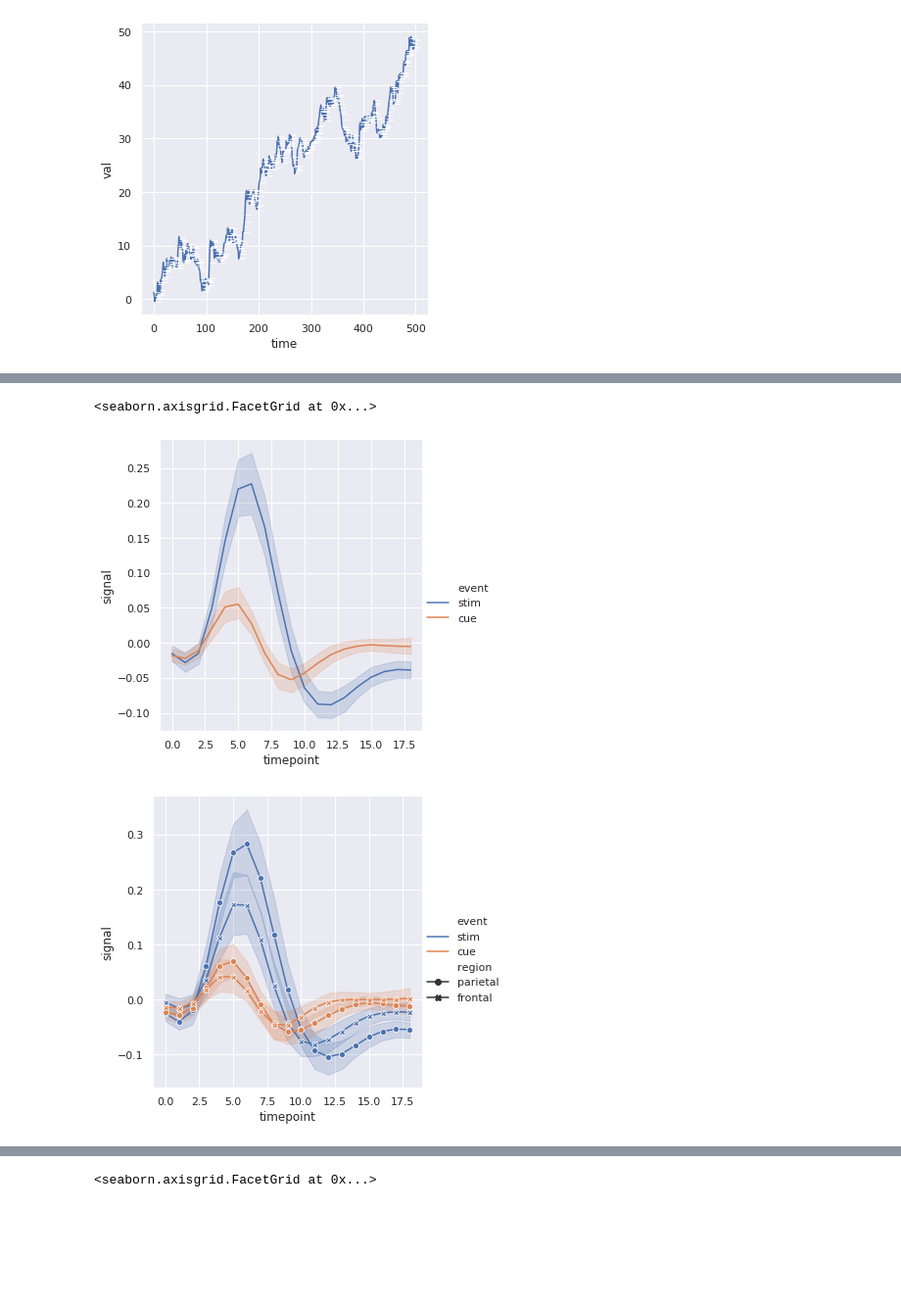
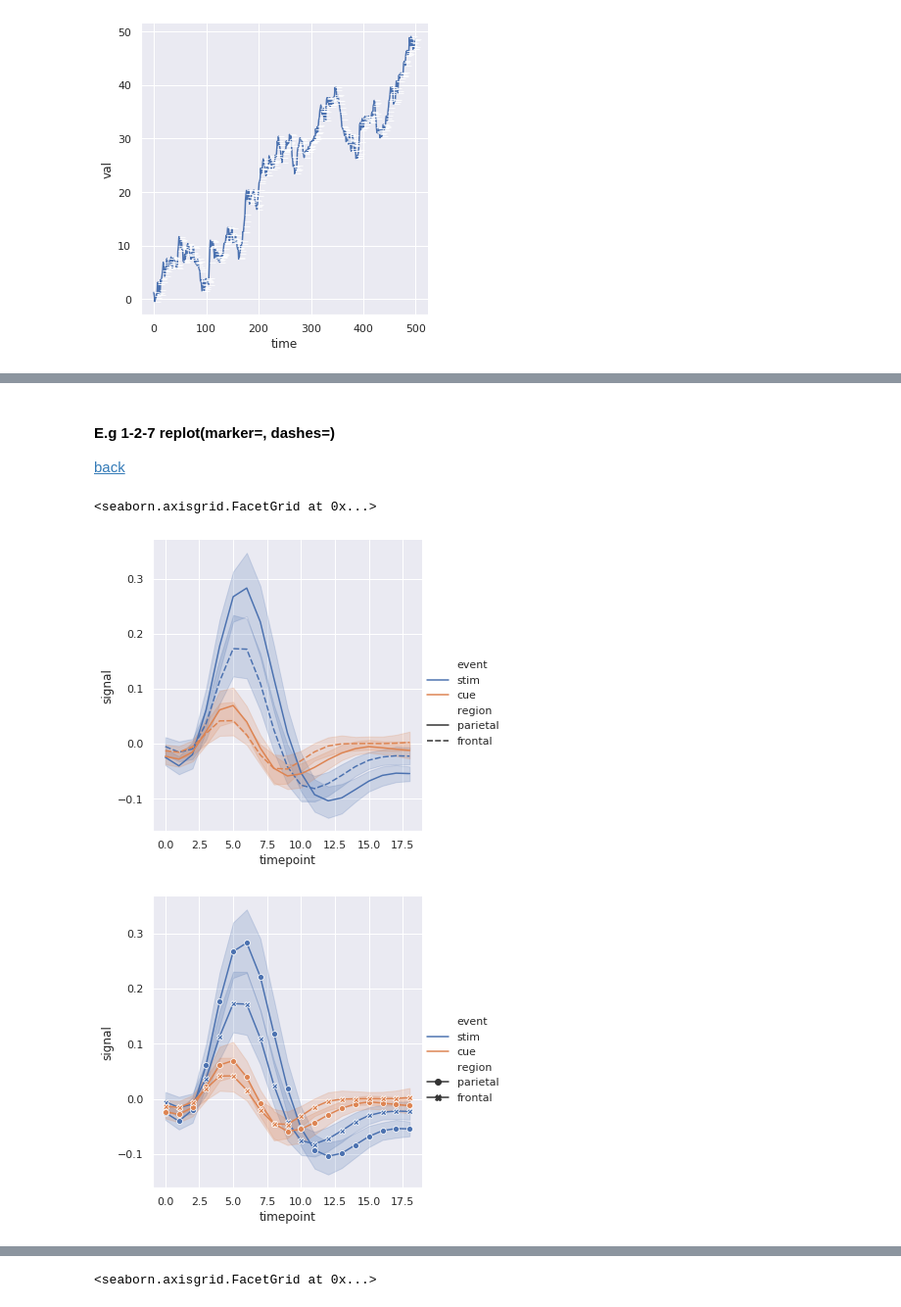
Before and after one commit to gengjia0214/visualization-learning-notes, a Jupyter notebook: Seanboar Crash Course.ipynb, the cells around one changed output, grey strips where cells are left out. Shown at 98% size. Saved outputs shown, nothing was run; the diff lists cells and outputs as text; code cells hidden in the pictures; blank space fills up the shorter version.

Commit message:
done and done with indexing relplot

```diff
--- a/Seanboar Crash Course.ipynb
+++ b/Seanboar Crash Course.ipynb
@@ -265,13 +349,19 @@ sns.relplot(x='timepoint', y='signal', data=fmri, kind='line', estimator=None)
+# %% [markdown]
+<a id='1-2-7'></a>
+
+#### E.g 1-2-7  replot(marker=, dashes=)
+
+[back](#1-2)
 # %%
 # hue encoding
 # plot two seperated line by different events
-sns.relplot(x='timepoint', y='signal', data=fmri, kind='line', hue='event')
+sns.relplot(x='timepoint', y='signal', data=fmri, kind='line', hue='event', style='region')
 
 # set the dashes to false and markers to true
 # the style encoding will be on the markers
 sns.relplot(x='timepoint', y='signal', data=fmri, kind='line', style='region',
             hue='event', dashes=False, markers=True)
 # %% [output]
 <seaborn.axisgrid.FacetGrid at 0x...>
-[figure, old version]
+[figure, new version]
 [figure]
```
Also changed, not shown: parts of 58 cells of this notebook.
